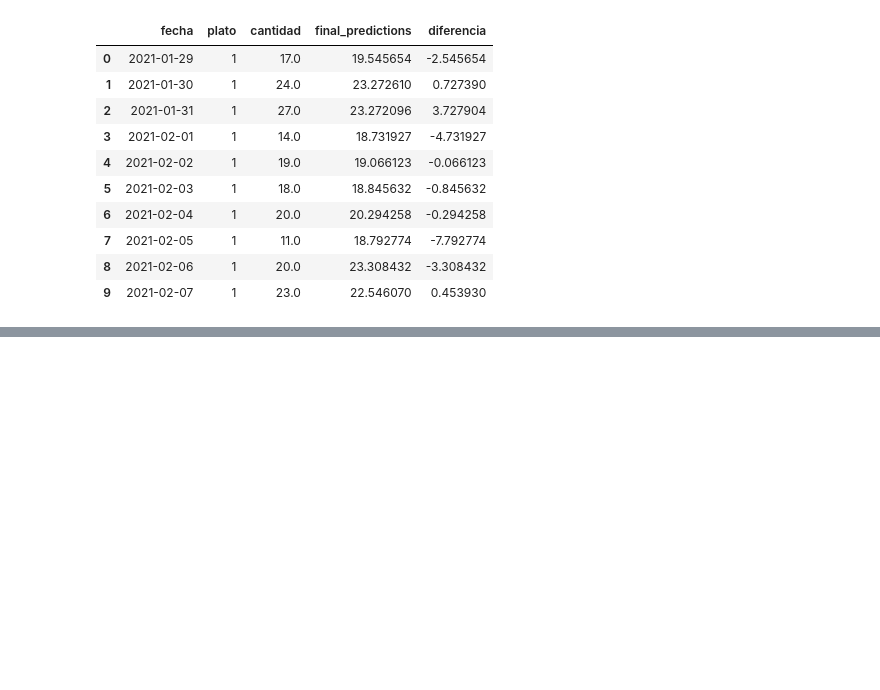
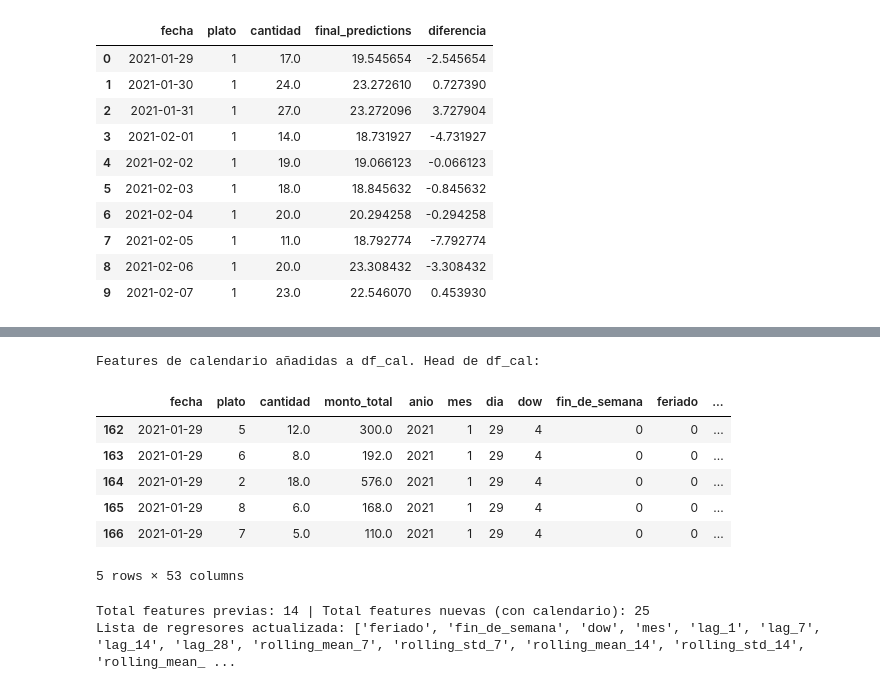
Before and after one commit to joseph7104/TESIS2, a Jupyter notebook: notebooks/tuning/Random_Forest.ipynb, the cells around one changed output, grey strips where cells are left out. Drawn from its saved outputs; the diff is of its cells as text; code cells hidden in the pictures; blank space fills up the shorter version.

```diff
--- a/notebooks/tuning/Random_Forest.ipynb
+++ b/notebooks/tuning/Random_Forest.ipynb
@@ -918 +937,67 @@ Exportando modelos Random Forest por segmento...
 Exportación de todos los modelos Random Forest completada.
+# %%
+# 1) Features de calendario adicionales (con seguridad ante duplicados)
+def add_calendar_features(df, date_col):
+    d = df.copy()
+    d["year"] = d[date_col].dt.year
+    d["weekofyear"] = d[date_col].dt.isocalendar().week.astype(int)
+    d["dayofyear"] = d[date_col].dt.dayofyear
+    d["is_month_end"] = d[date_col].dt.is_month_end.astype(int)
+    d["is_month_start"] = d[date_col].dt.is_month_start.astype(int)
+    d["is_quarter_end"] = d[date_col].dt.is_quarter_end.astype(int)
+    d["is_quarter_start"] = d[date_col].dt.is_quarter_start.astype(int)
+    # codificación cíclica de día de la semana y del mes (si no existen)
+    if "dia_semana" in d.columns:
+        dow = d["dia_semana"].astype(int).values
+    elif "dow" in d.columns:
+        dow = d["dow"].astype(int).values
+    else:
+        dow = d[date_col].dt.dayofweek.values
+        d["dow"] = dow
+
+    d["dow_sin"] = np.sin(2*np.pi*dow/7.0)
+    d["dow_cos"] = np.cos(2*np.pi*dow/7.0)
+
+    if "mes" in d.columns:
+        mm = d["mes"].astype(int).values
+    elif "month" in d.columns:
+        mm = d["month"].astype(int).values
+    else:
+        mm = d[date_col].dt.month.values
+        d["mes"] = mm
+
+    d["mes_sin"] = np.sin(2*np.pi*mm/12.0)
+    d["mes_cos"] = np.cos(2*np.pi*mm/12.0)
+    return d
+
+df_cal = add_calendar_features(df_model.copy(), DATE_COL)
+
+print("Features de calendario añadidas a df_cal. Head de df_cal:")
+display(df_cal.head())
+# %% [output]
+Features de calendario añadidas a df_cal. Head de df_cal:
+|  | fecha | plato | cantidad | monto_total | anio | mes | dia | dow | fin_de_semana | feriado | ... |
+| 162 | 2021-01-29 | 5 | 12.0 | 300.0 | 2021 | 1 | 29 | 4 | 0 | 0 | ... |
+| 163 | 2021-01-29 | 6 | 8.0 | 192.0 | 2021 | 1 | 29 | 4 | 0 | 0 | ... |
+| 164 | 2021-01-29 | 2 | 18.0 | 576.0 | 2021 | 1 | 29 | 4 | 0 | 0 | ... |
+| 165 | 2021-01-29 | 8 | 6.0 | 168.0 | 2021 | 1 | 29 | 4 | 0 | 0 | ... |
+| 166 | 2021-01-29 | 7 | 5.0 | 110.0 | 2021 | 1 | 29 | 4 | 0 | 0 | ... |
+5 rows × 53 columns
+# %%
+# Extiende lista de regresores con nuevas features
+extra_feats = ["year","weekofyear","dayofyear",
+               "is_month_end","is_month_start","is_quarter_end","is_quarter_start",
+               "dow_sin","dow_cos","mes_sin","mes_cos"]
+
+# Asegurarse de que las nuevas features estén en df_cal antes de añadirlas a regressors_plus
+regressors_plus = list(dict.fromkeys(regressors + [c for c in extra_feats if c in df_cal.columns]))
+
+# Actualizar df_model con las nuevas features para consistencia si se desea re-entrenar
+df_model = df_cal.copy()
+
+print(f"Total features previas: {len(regressors)} | Total features nuevas (con calendario): {len(regressors_plus)}")
+regressors = regressors_plus.copy() # Actualizar la lista de regresores global
+print("Lista de regresores actualizada:", regressors)
+# %% [output]
+Total features previas: 14 | Total features nuevas (con calendario): 25
+Lista de regresores actualizada: ['feriado', 'fin_de_semana', 'dow', 'mes', 'lag_1', 'lag_7', 'lag_14', 'lag_28', 'rolling_mean_7', 'rolling_std_7', 'rolling_mean_14', 'rolling_std_14', 'rolling_mean_ ...
```
Also changed, not shown: parts of 19 cells of this notebook, 37 other files.
